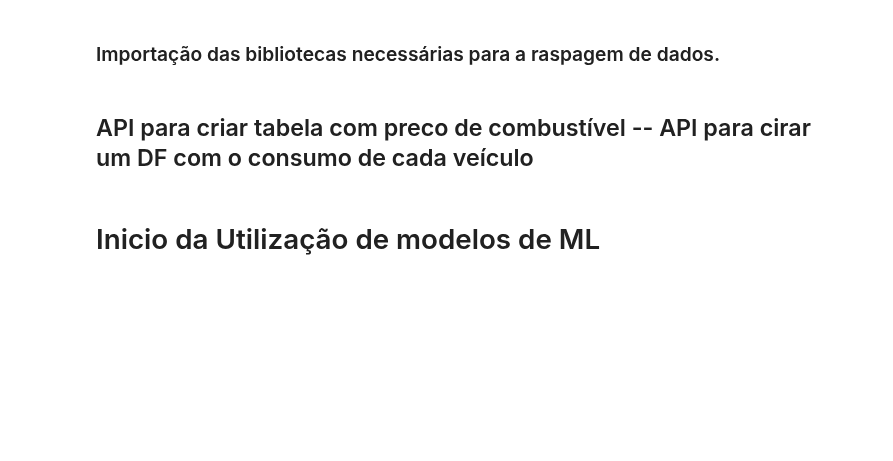
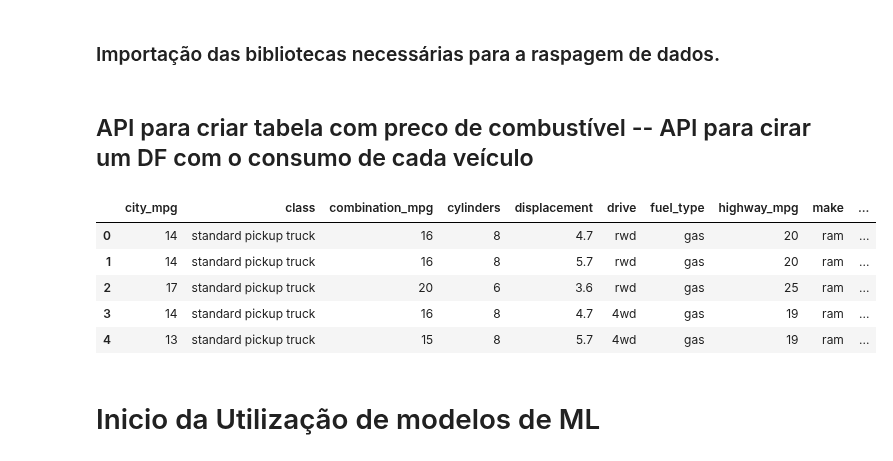
Before and after one commit to ThigaoRibeiro/tcc-ufrj-pipeline, a Jupyter notebook: Teste_WebScraping_OpenStreetMap.ipynb, the cells around one changed output. Drawn from its saved outputs; the diff is of its cells as text; code cells hidden in the pictures; blank space fills up the shorter version.

```diff
--- a/Teste_WebScraping_OpenStreetMap.ipynb
+++ b/Teste_WebScraping_OpenStreetMap.ipynb
@@ -2954,6 +2988,15 @@ if response.status_code == requests.codes.ok:
 
 else:
     print("Error:", response.status_code, response.text)
+# %%
+df_carros
+# %% [output]
+|  | city_mpg | class | combination_mpg | cylinders | displacement | drive | fuel_type | highway_mpg | make | ... |
+| 0 | 14 | standard pickup truck | 16 | 8 | 4.7 | rwd | gas | 20 | ram | ... |
+| 1 | 14 | standard pickup truck | 16 | 8 | 5.7 | rwd | gas | 20 | ram | ... |
+| 2 | 17 | standard pickup truck | 20 | 6 | 3.6 | rwd | gas | 25 | ram | ... |
+| 3 | 14 | standard pickup truck | 16 | 8 | 4.7 | 4wd | gas | 19 | ram | ... |
+| 4 | 13 | standard pickup truck | 15 | 8 | 5.7 | 4wd | gas | 19 | ram | ... |
 # %%
 # Consumindo a API para criar um DF com o consumo em litros por KM dos veículos
 df_carros = pd.DataFrame()
```
Also changed, not shown: parts of 13 cells of this notebook, 2 other files.
